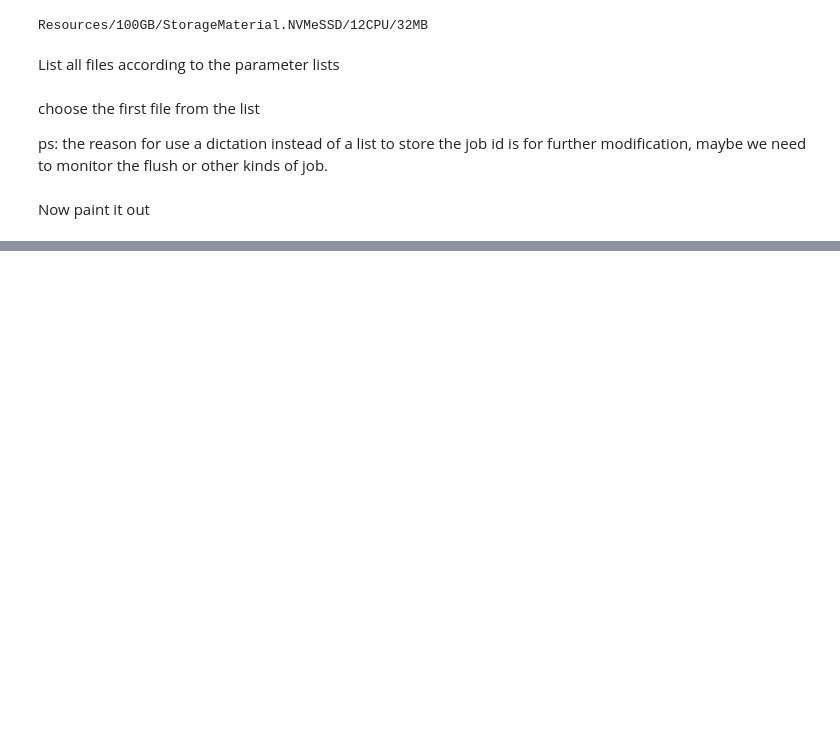
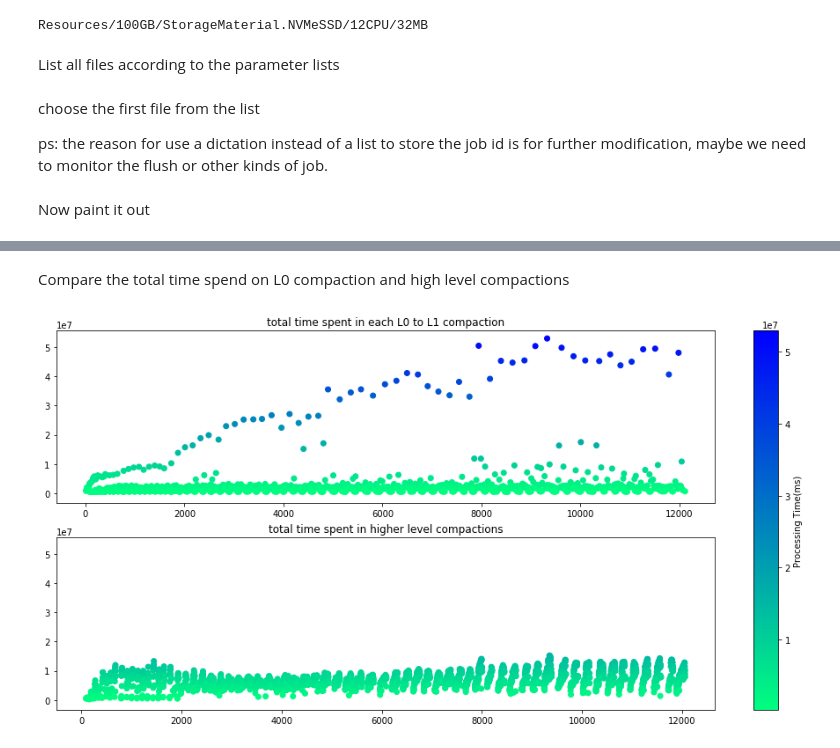
Before and after one commit to supermt/MotivationPlotter, a Jupyter notebook: plot.ipynb, the cells around one changed output, grey strips where cells are left out. Saved outputs shown, nothing was run; the diff lists cells and outputs as text; code cells hidden in the pictures; blank space fills up the shorter version.

```diff
--- a/plot.ipynb
+++ b/plot.ipynb
@@ -135,0 +149,47 @@ fig.savefig("colorbar.png")
+# %% [markdown]
+Compare the total time spend on L0 compaction and high level compactions
+# %%
+import matplotlib.pyplot as plt
+import matplotlib as mpl
+
+fig = plt.figure(figsize=(16, 9))
+grid = plt.GridSpec(9,13,hspace=2,wspace=1.5)
+l0_compaction = fig.add_subplot(grid[0:4,1:12])
+high_level_compaction = fig.add_subplot(grid[4:8,1:12],sharey=l0_compaction)
+# set the tile
+l0_compaction.set_title("total time spent in each L0 to L1 compaction")
+high_level_compaction.set_title("total time spent in higher level compactions")
+
+color_bar = fig.add_subplot(grid[:-1,-1:])
+
+# determine the color bar first
+cmap = mpl.cm.winter_r
+norm = mpl.colors.Normalize(vmin=min(compaction_latencies), vmax=max(compaction_latencies))
+
+cb1 = mpl.colorbar.ColorbarBase(color_bar, cmap=cmap,
+                                norm=norm,
+                                orientation='vertical')
+cb1.set_label('Processing Time(ms)')
+
+# add data to plot
+l0_compaction_ids = compaction_reason_dict['LevelL0FilesNum']
+high_level_compaction_ids = compaction_reason_dict['LevelMaxLevelSize']
+
+l0_compaction_cpu_times = []
+high_level_compaction_cpu_times = []
+
+for id in l0_compaction_ids:
+    # event_row_dict['compaction_finished'][id][0]['compaction_time_cpu_micros']
+    l0_compaction_cpu_times.append(float(event_row_dict['compaction_finished'][id][0]['compaction_time_micros']))
+for id in high_level_compaction_ids:
+    high_level_compaction_cpu_times.append(float(event_row_dict['compaction_finished'][id][0]['compaction_time_micros']))
+
+l0_compaction.scatter(l0_compaction_ids,l0_compaction_cpu_times,
+                      c=l0_compaction_cpu_times,
+                      cmap=cmap)
+high_level_compaction.scatter(high_level_compaction_ids,high_level_compaction_cpu_times,c=high_level_compaction_cpu_times
+                              ,cmap=cmap,norm=norm)
+
+fig.savefig("total_time_L0vsHigher.png")
+# %% [output]
+[figure, added]
```
Also changed, not shown: parts of 6 cells of this notebook, 3 other files.
